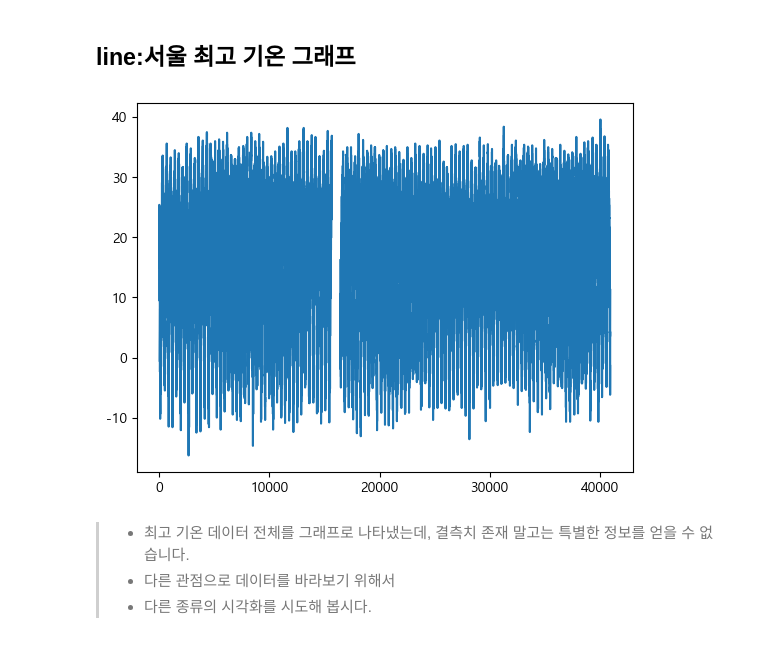
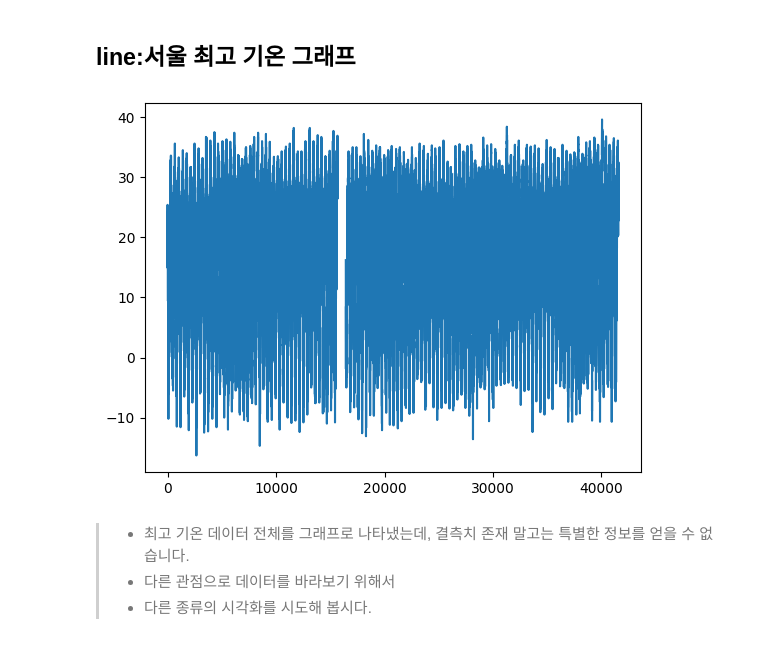
Before and after one commit to BomiDevlog/Multicampus-Data, a Jupyter notebook: DS/2-1.open api[서울기온]_배포용.ipynb, the cells around one changed output. Drawn from its saved outputs; the diff is of its cells as text; code cells hidden in the pictures.

```diff
--- a/DS/2-1.open api[서울기온]_배포용.ipynb
+++ b/DS/2-1.open api[서울기온]_배포용.ipynb
@@ -631,0 +1000,9 @@ plt.show()
+# %%
+# 크리스마스 데이터 그래프 그리기
+plt.rc('font',family='Malgun Gothic')
+plt.title('Christmas Seoul Temperature')
+plt.plot(christmas_df['년'],christmas_df['최고기온'], color='r', label='max' )
+plt.plot(christmas_df['년'],christmas_df['최저기온'], color='b', label='min' )
+plt.xlabel('date', loc='right')
+plt.ylabel('temperature (℃)', loc='top')
+plt.legend()
@@ -637,18 +1017,18 @@ plt.show()
 # %%
 import pandas as pd
 import matplotlib.pyplot as plt
 
-df = pd.read_csv('./data/ta_20210103160419.csv',header=7)
+df = pd.read_csv('./data/ta_20220920102413utf8.csv',header=7)
 df.rename(columns={
     df.columns[2]: '평균기온',
     df.columns[3]: '최저기온',
     df.columns[4]: '최고기온'
 },inplace=True)
 
 plt.plot(df['최고기온'])
 plt.show()
 # %% [output]
-[figure, old version]
+[figure, new version]
 # %% [markdown]
 > * 최고 기온 데이터 전체를 그래프로 나타냈는데, 결측치 존재 말고는 특별한 정보를 얻을 수 없습니다.
 > * 다른 관점으로 데이터를 바라보기 위해서
```
Also changed, not shown: parts of 86 cells of this notebook, 2 other files.
